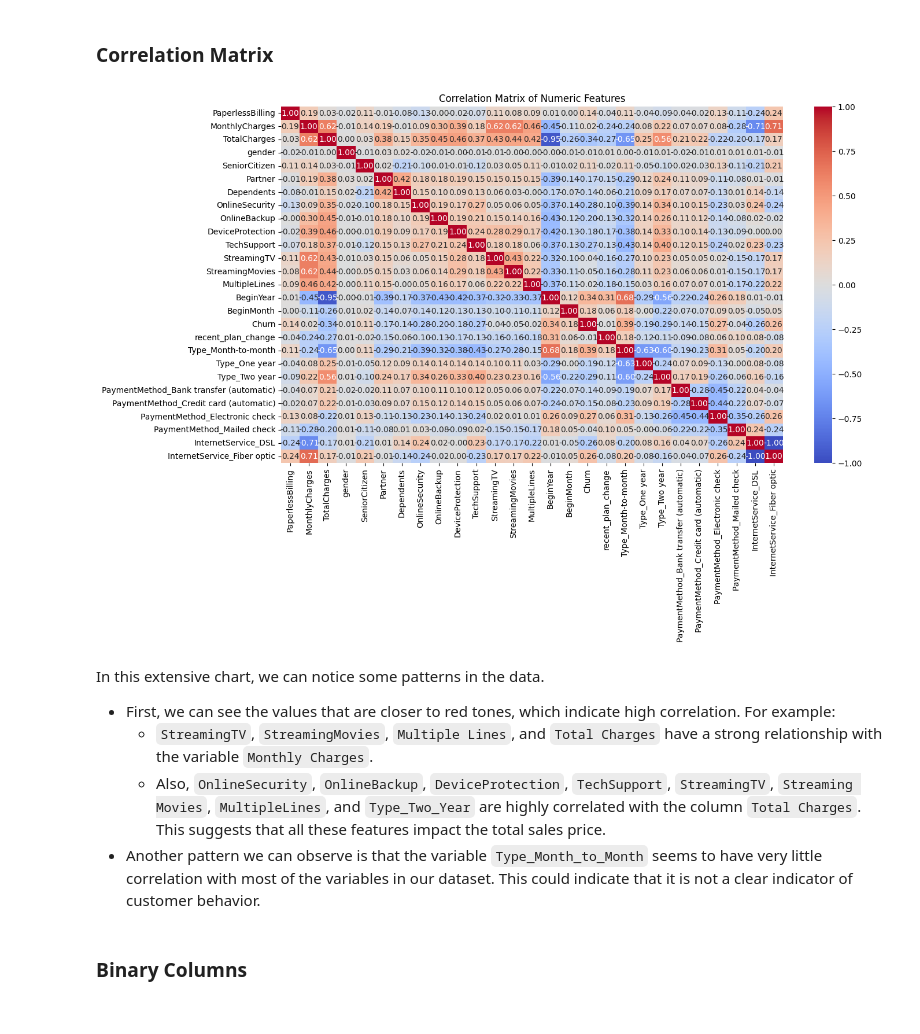
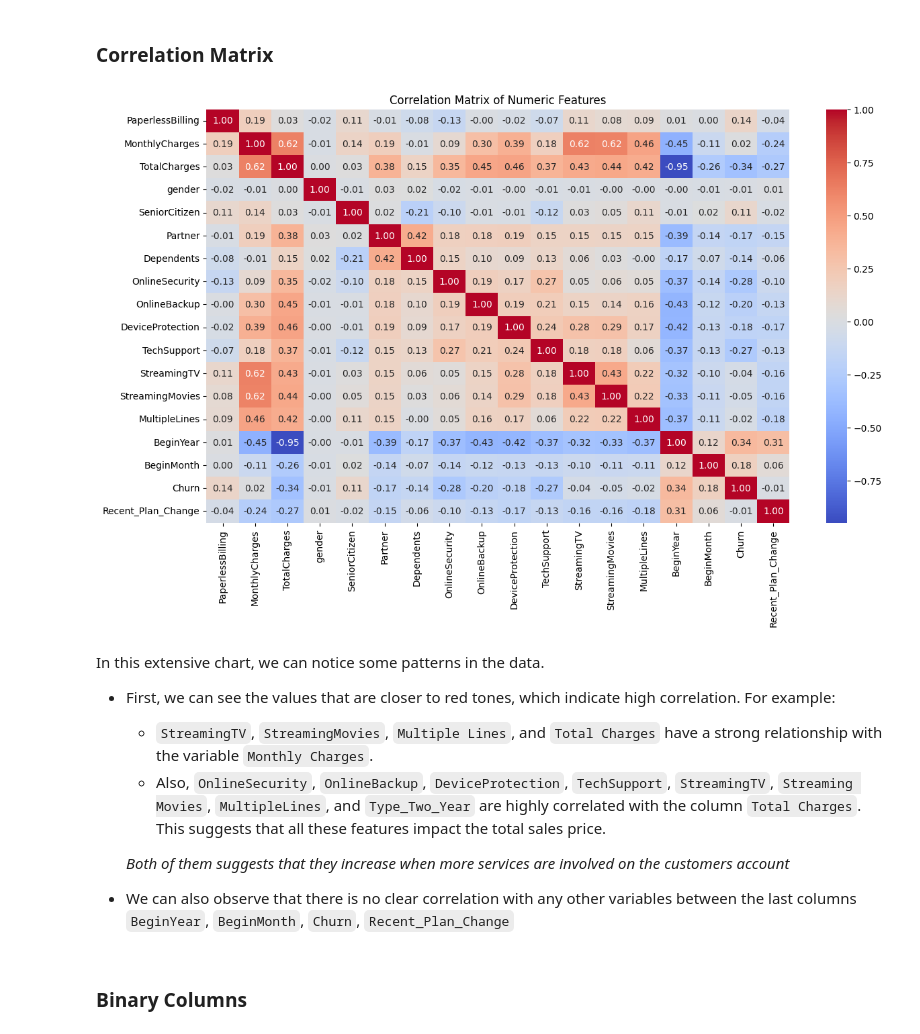
Before and after one commit to Salasian/Churn-Interconnect-Services, a Jupyter notebook: Churn_Prediction/English/Analysis.ipynb, the cells around one changed output. Cells and saved outputs as stored; diff of their text form; code cells hidden in the pictures.

```diff
--- a/Churn_Prediction/English/Analysis.ipynb
+++ b/Churn_Prediction/English/Analysis.ipynb
@@ -213,9 +206,9 @@ df['Churn'] = df['Churn'].astype('int64')
 # Adjust reference date to 3 months after the latest BeginDate
 reference_date = df['BeginDate'].max()
 # Create a new column to indicate if the plan was changed in the last 90 days
-df['recent_plan_change'] = (reference_date - df['BeginDate']).dt.days <= 90
+df['Recent_Plan_Change'] = (reference_date - df['BeginDate']).dt.days <= 90
 # Change type to int
-df['recent_plan_change'] = df['recent_plan_change'].astype(int)
+df['Recent_Plan_Change'] = df['Recent_Plan_Change'].astype(int)
 # %%
 # We remove the BeginDate column
 df = df.drop(['BeginDate','EndDate'],axis=1)
@@ -386,19 +387,24 @@ After cleaning and transforming our data into useful values for our research and
 # %%
 # Get only the numeric columns
 df_numeric = df.select_dtypes(include='number')
+# Get columns from "PaperlessBilling" to "Recent_Plan_Change"
+df_numeric = df_numeric.loc[:, "PaperlessBilling":"Recent_Plan_Change"]
 # We will review the correlation of each column with the others to get a good overview of customer behavior
 plt.figure(figsize=(14, 8))
 sns.heatmap(df_numeric.corr(), annot=True, cmap='coolwarm', fmt=".2f")
 plt.title("Correlation Matrix of Numeric Features")
 plt.show()
 # %% [output]
-[figure, old version]
+[figure, new version]
 # %% [markdown]
 In this extensive chart, we can notice some patterns in the data.
 * First, we can see the values that are closer to red tones, which indicate high correlation. For example:
   * `StreamingTV`, `StreamingMovies`, `Multiple Lines`, and `Total Charges` have a strong relationship with the variable `Monthly Charges`.
   * Also, `OnlineSecurity`, `OnlineBackup`, `DeviceProtection`, `TechSupport`, `StreamingTV`, `Streaming Movies`, `MultipleLines`, and `Type_Two_Year` are highly correlated with the column `Total Charges`. This suggests that all these features impact the total sales price.
-* Another pattern we can observe is that the variable `Type_Month_to_Month` seems to have very little correlation with most of the variables in our dataset. This could indicate that it is not a clear indicator of customer behavior.
+
+  *Both of them suggests that they increase when more services are involved on the customers account*
+
+* We can also observe that there is no clear correlation with any other variables between the last columns `BeginYear`, `BeginMonth`, `Churn`, `Recent_Plan_Change`
 # %% [markdown]
 ### Binary Columns
 # %%
```
Also changed, not shown: parts of 21 cells of this notebook, 2 other files.
